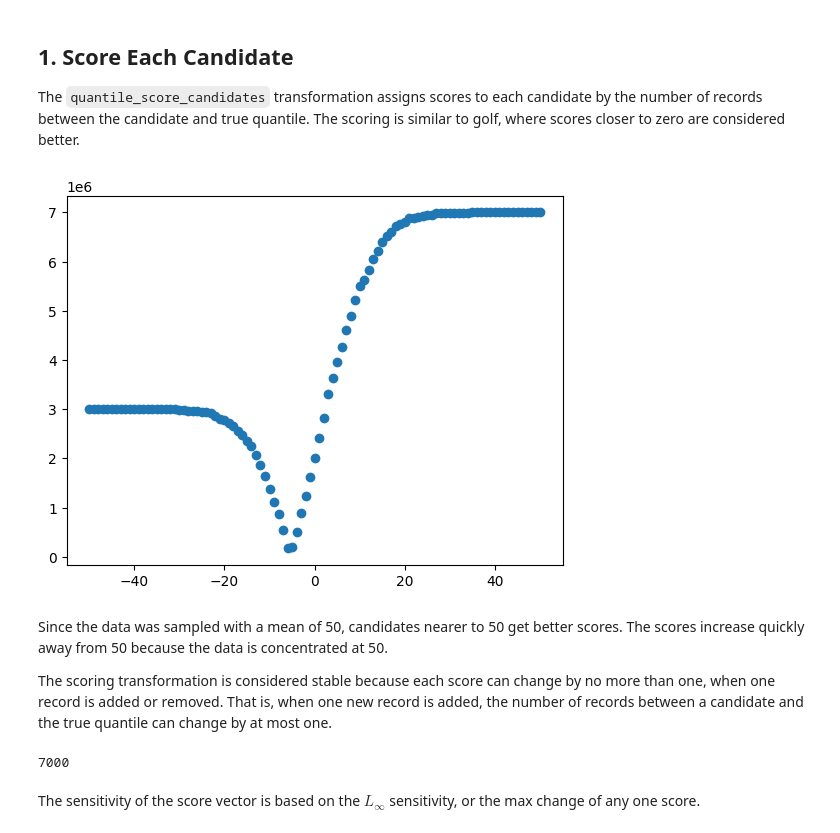
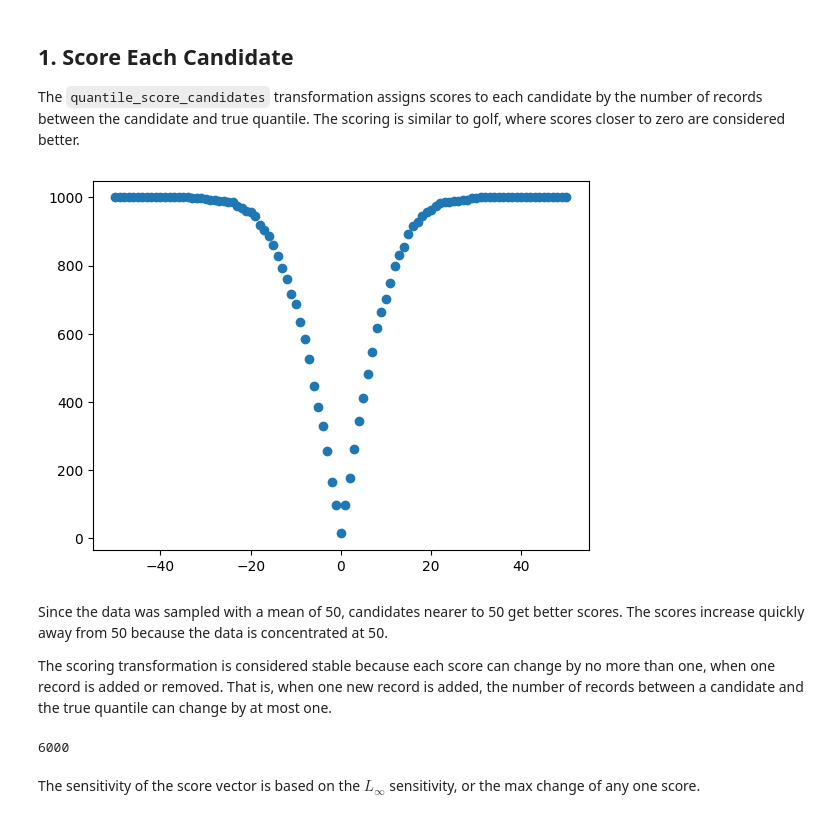
Before and after one commit to InseeFrLab/diff-privacy-OpenDP, a Jupyter notebook: intro_opendp/exponential-mechanism-quantiles.ipynb, the cells around one changed output. Cells and saved outputs as stored; diff of their text form; code cells hidden in the pictures.

```diff
--- a/intro_opendp/exponential-mechanism-quantiles.ipynb
+++ b/intro_opendp/exponential-mechanism-quantiles.ipynb
@@ -48,18 +48,18 @@ The scoring is similar to golf, where scores closer to zero are considered bette
 # %%
 import matplotlib.pyplot as plt
 
 # make the transformation get discrete scores per candidate
 t_median_scores = dp.t.make_quantile_score_candidates(
     dp.vector_domain(dp.atom_domain(T=float, nan=False)),
     dp.symmetric_distance(),
     candidates,
-    alpha=0.3)
+    alpha=0.5)
 
 # plot the scores
 scores = t_median_scores(data)
 plt.scatter(candidates, scores);
 # %% [output]
-[figure, old version]
+[figure, new version]
 # %% [markdown]
 Since the data was sampled with a mean of 50, candidates nearer to 50 get better scores.
 The scores increase quickly away from 50 because the data is concentrated at 50.
@@ -69,7 +69,7 @@ That is, when one new record is added, the number of records between a candidate
 # %%
 t_median_scores.map(d_in=1)
 # %% [output]
-7000
+6000
 # %% [markdown]
 The sensitivity of the score vector is based on the $L_\infty$ sensitivity, or the max change of any one score.
 # %% [markdown]
```
Also changed, not shown: parts of 3 cells of this notebook, 5 other files.
